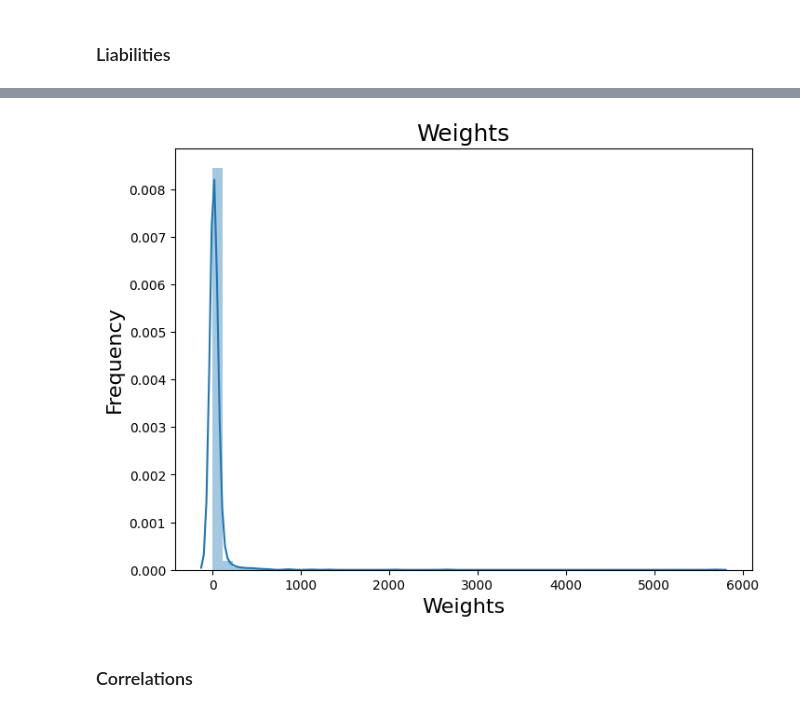
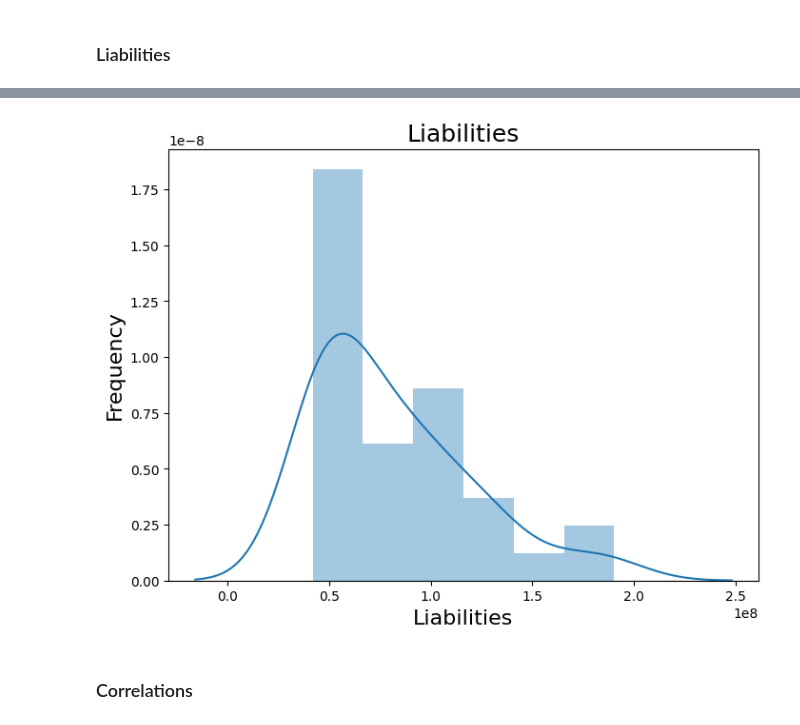
Before and after one commit to vibalcam/gnn-systemic-risk, a Jupyter notebook: notebooks/dataset.ipynb, the cells around one changed output, grey strips where cells are left out. Saved outputs shown, nothing was run; the diff lists cells and outputs as text; code cells hidden in the pictures.

```diff
--- a/notebooks/dataset.ipynb
+++ b/notebooks/dataset.ipynb
@@ -89,7 +87,7 @@ plot_hist(nodes['liabilities'][nodes['liabilities'] < 1], 'Liabilities')
-# %%
-plot_hist(nodes['weights'], 'Weights')
-# %% [output]
-[figure, removed]
+# %%
+plot_hist(nodes['liabilities'][nodes['liabilities'] > 4e7], 'Liabilities')
+# %% [output]
+[figure, added]
 # %% [markdown]
 ### Correlations
 # %%
```
Also changed, not shown: parts of 11 cells of this notebook.
